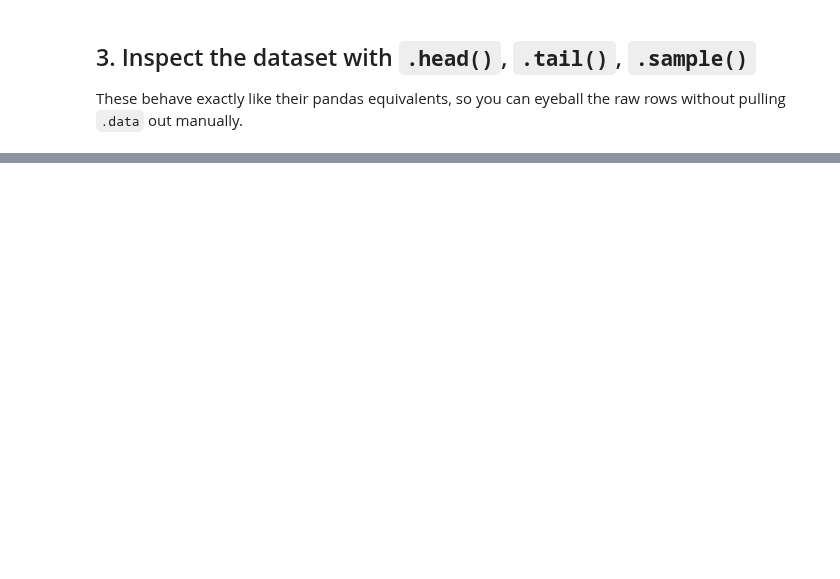
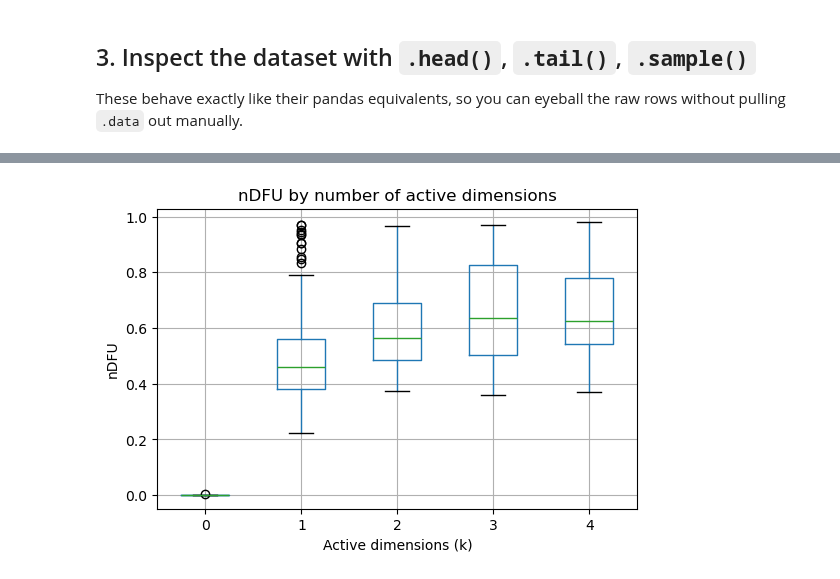
Before and after one commit to Swkratis210204/polartox, a Jupyter notebook: data_gen/datagen_demo.ipynb, the cells around one changed output, grey strips where cells are left out. Drawn from its saved outputs; the diff is of its cells as text; code cells hidden in the pictures; blank space fills up the shorter version.

```diff
--- a/data_gen/datagen_demo.ipynb
+++ b/data_gen/datagen_demo.ipynb
@@ -156,0 +347,28 @@ plt.show()
+# %%
+# Compare nDFU across texts with different numbers of active dimensions.
+rows = []
+
+for text_id, group in dataset.groupby("text_id"):
+    # Build the rating distribution for this text.
+    hist = (
+        group["rating"]
+        .value_counts()
+        .reindex(range(1, pool.scale + 1), fill_value=0)
+        .to_numpy()
+    )
+
+    rows.append({
+        # k is the number of dimensions active for this text.
+        "k": len(ground_truth[text_id]["active_dims"]),
+
+        # Measure the resulting polarization.
+        "nDFU": dfu(hist),
+    })
+
+summary = pd.DataFrame(rows)
+
+# Summarize nDFU for each level of structural complexity.
+display(
+    summary.groupby("k")["nDFU"]
+    .agg(["mean", "min", "max", "count"])
+)
@@ -156,0 +383,15 @@ plt.show()
+# %%
+# Visualize how nDFU varies with the number of active dimensions.
+summary.boxplot(
+    column="nDFU",
+    by="k",
+    figsize=(6, 4),
+)
+
+plt.title("nDFU by number of active dimensions")
+plt.suptitle("")
+plt.xlabel("Active dimensions (k)")
+plt.ylabel("nDFU")
+plt.show()
+# %% [output]
+[figure, added]
```
Also changed, not shown: parts of 34 cells of this notebook, 32 other files.
